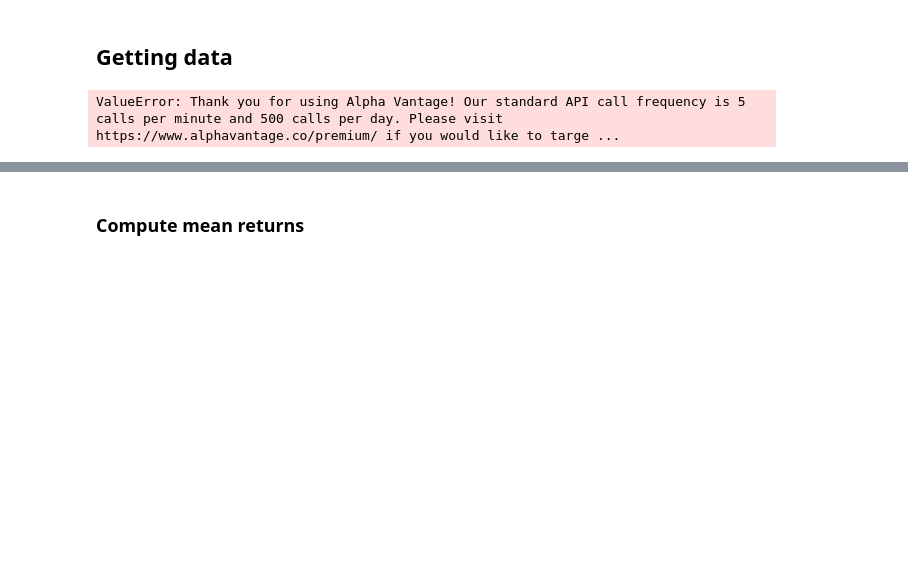
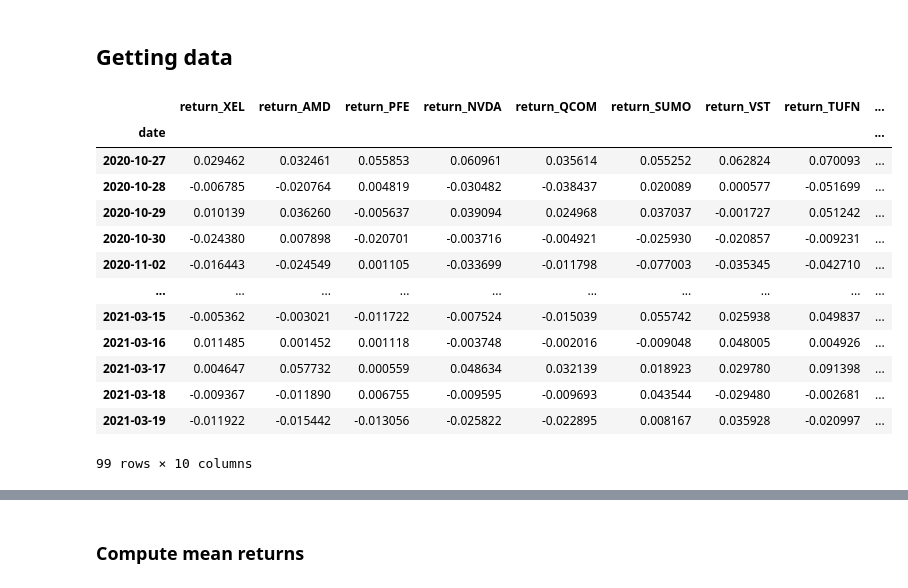
Before and after one commit to Hamrounmh/Stocks_simulation_and_options_pricing, a Jupyter notebook: Trading.ipynb, the cells around one changed output, grey strips where cells are left out. Cells and saved outputs as stored; diff of their text form; code cells hidden in the pictures; blank space fills up the shorter version.

```diff
--- a/Trading.ipynb
+++ b/Trading.ipynb
@@ -52,16 +59,33 @@ ts = TimeSeries(key='J4AG1THDI63XH963', output_format='pandas')
 # %%
 #portfolio_composition = [('MSFT',0.3),('AAPL',0.2),('GOOG',0.3),('FB',0.2)]
 
-stocks = ['MSFT','AAPL','BTC','FB']
-initial_weight = np.array([0.20,0.30,0.30,0.20])
+stocks = ['XEL','AMD','PFE','NVDA','QCOM','SUMO','VST','TUFN','MSFT','TSLA']
+initial_weight = np.array([0.00222,0.00248,0.47979,0.19947,0.00098,0.07991,0.23616,0.00024,0.00069,0.00024])
+returns = pd.DataFrame({})
+i = 1
+for s in stocks: #portfolio_composition:
+    if i==6:
+        time.sleep(120)
+    data, meta_data = ts.get_daily_adjusted(symbol=s)
+    data['return_%s' % (s)] = data['4. close'].pct_change(1)
+    returns = returns.join(data[['return_%s' % (s)]],how="outer").dropna()
+    i=i+1
 
-returns = pd.DataFrame({})
-for s in stocks: #portfolio_composition:
-  data, meta_data = ts.get_daily_adjusted(symbol=s)
-  data['return_%s' % (s)] = data['4. close'].pct_change(1)
-  returns = returns.join(data[['return_%s' % (s)]],how="outer").dropna()
 returns
 # %% [output]
+|  | return_XEL | return_AMD | return_PFE | return_NVDA | return_QCOM | return_SUMO | return_VST | return_TUFN | ... |
+| date |  |  |  |  |  |  |  |  | ... |
+| 2020-10-27 | 0.029462 | 0.032461 | 0.055853 | 0.060961 | 0.035614 | 0.055252 | 0.062824 | 0.070093 | ... |
+| 2020-10-28 | -0.006785 | -0.020764 | 0.004819 | -0.030482 | -0.038437 | 0.020089 | 0.000577 | -0.051699 | ... |
+| 2020-10-29 | 0.010139 | 0.036260 | -0.005637 | 0.039094 | 0.024968 | 0.037037 | -0.001727 | 0.051242 | ... |
+| 2020-10-30 | -0.024380 | 0.007898 | -0.020701 | -0.003716 | -0.004921 | -0.025930 | -0.020857 | -0.009231 | ... |
+| 2020-11-02 | -0.016443 | -0.024549 | 0.001105 | -0.033699 | -0.011798 | -0.077003 | -0.035345 | -0.042710 | ... |
+| ... | ... | ... | ... | ... | ... | ... | ... | ... | ... |
+| 2021-03-15 | -0.005362 | -0.003021 | -0.011722 | -0.007524 | -0.015039 | 0.055742 | 0.025938 | 0.049837 | ... |
+| 2021-03-16 | 0.011485 | 0.001452 | 0.001118 | -0.003748 | -0.002016 | -0.009048 | 0.048005 | 0.004926 | ... |
+| 2021-03-17 | 0.004647 | 0.057732 | 0.000559 | 0.048634 | 0.032139 | 0.018923 | 0.029780 | 0.091398 | ... |
+| 2021-03-18 | -0.009367 | -0.011890 | 0.006755 | -0.009595 | -0.009693 | 0.043544 | -0.029480 | -0.002681 | ... |
+| 2021-03-19 | -0.011922 | -0.015442 | -0.013056 | -0.025822 | -0.022895 | 0.008167 | 0.035928 | -0.020997 | ... |
-ValueError: Thank you for using Alpha Vantage! Our standard API call frequency is 5 calls per minute and 500 calls per day. Please visit https://www.alphavantage.co/premium/ if you would like to targe ...
+99 rows × 10 columns
 # %%
 returns.plot()
```
Also changed, not shown: parts of 16 cells of this notebook, 1 other file.
